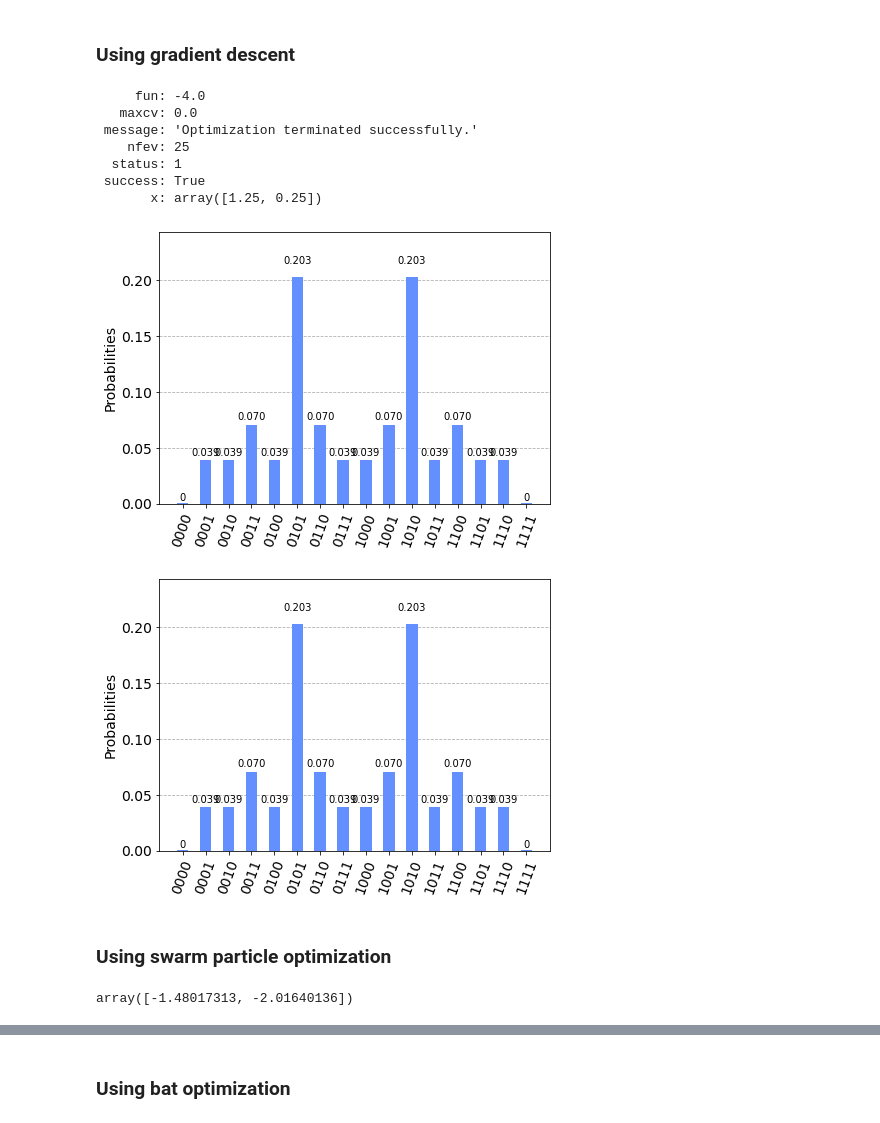
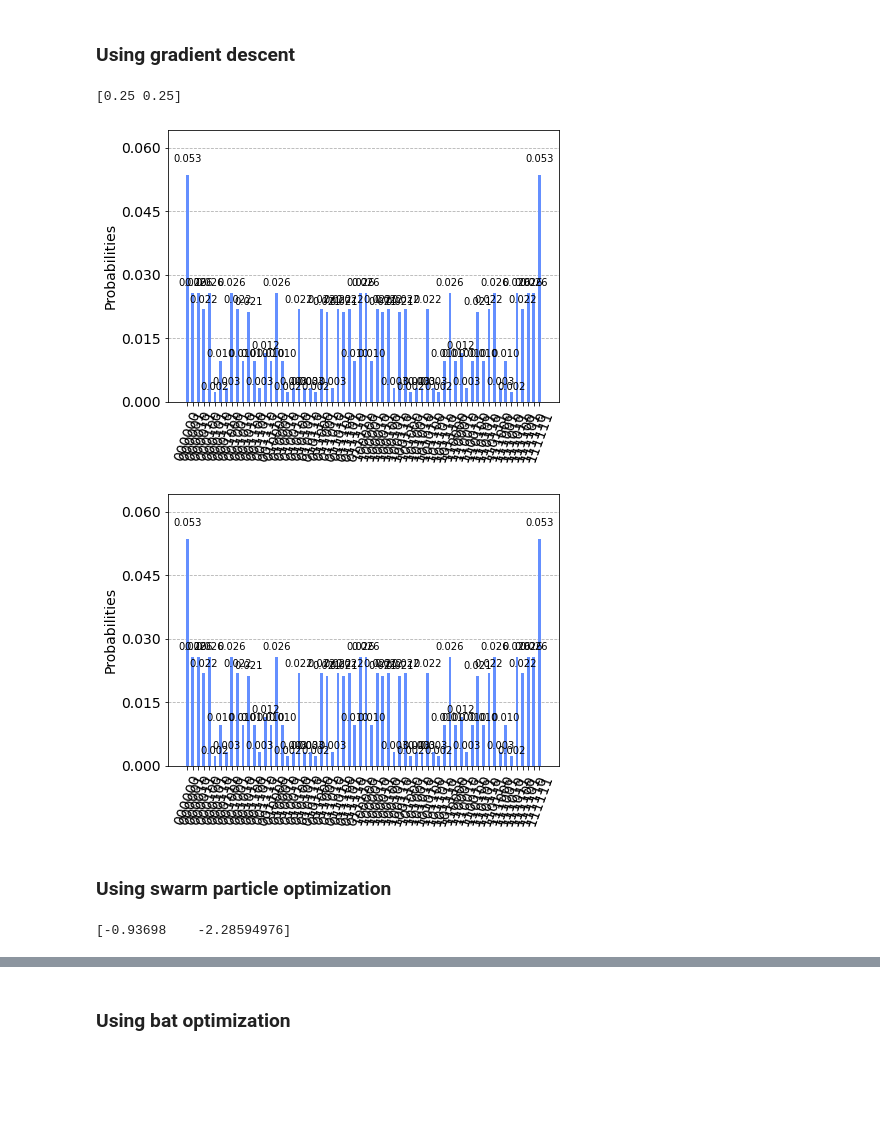
Before and after one commit to mentesniker/Maxcut-solver, a Jupyter notebook: Max-cut.ipynb, the cells around one changed output, grey strips where cells are left out. Cells and saved outputs as stored; diff of their text form; code cells hidden in the pictures; blank space fills up the shorter version.

```diff
--- a/Max-cut.ipynb
+++ b/Max-cut.ipynb
@@ -13,6 +16,6 @@ import numpy as np
 # %%
 G = nx.Graph()
 G.add_nodes_from([0, 1, 2, 3])
-G.add_edges_from([(0, 1), (1, 2), (2, 3), (3, 0)])
+G.add_edges_from([(0, 2), (0, 4), (0, 5), (1,3), (1,2), (1,4), (2,3), (3,5), (4,5)])
 nx.draw(G, with_labels=True, alpha=0.8, node_size=500)
 # %% [output]
@@ -180,28 +237,23 @@ class MaxCutSolver():
 # %% [markdown]
 # Statevector simulator tests
 # %%
-myanzats = MaxCutSolver(graph=G, num_qubits=4, backend='statevector_simulator')
+myanzats = MaxCutSolver(graph=G, num_qubits=6, backend='statevector_simulator')
 # %% [markdown]
 ### Using gradient descent
-# %%
-myanzats.optimize_classic()
-# %% [output]
-     fun: -4.0
-   maxcv: 0.0
- message: 'Optimization terminated successfully.'
-    nfev: 25
-  status: 1
- success: True
-       x: array([1.25, 0.25])
+# %%
+result = myanzats.optimize_classic("COBYLA").x
+# %% [output]
+[0.25 0.25]
 # %%
-plot_histogram(myanzats.output_circuit([1.25, 0.25]))
+plot_histogram(myanzats.output_circuit(result))
 # %% [output]
-[figure, old version]
+[figure, new version]
-[figure, old version]
+[figure, new version]
 # %% [markdown]
 ### Using swarm particle optimization
 # %%
-myanzats.optimize_swarm([-5,5])
+result = myanzats.optimize_swarm([-5,5])
+print(result)
 # %% [output]
-array([-1.48017313, -2.01640136])
+[-0.93698    -2.28594976]
 # %%
```
Also changed, not shown: parts of 27 cells of this notebook, 3 other files.
